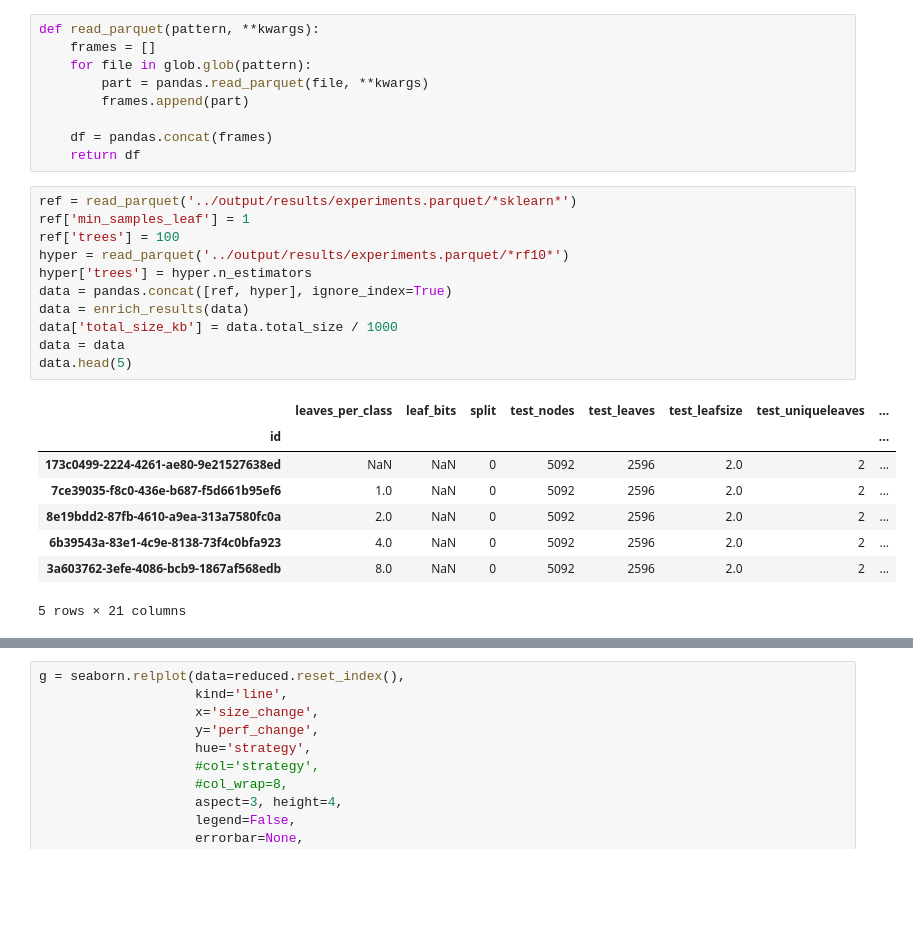
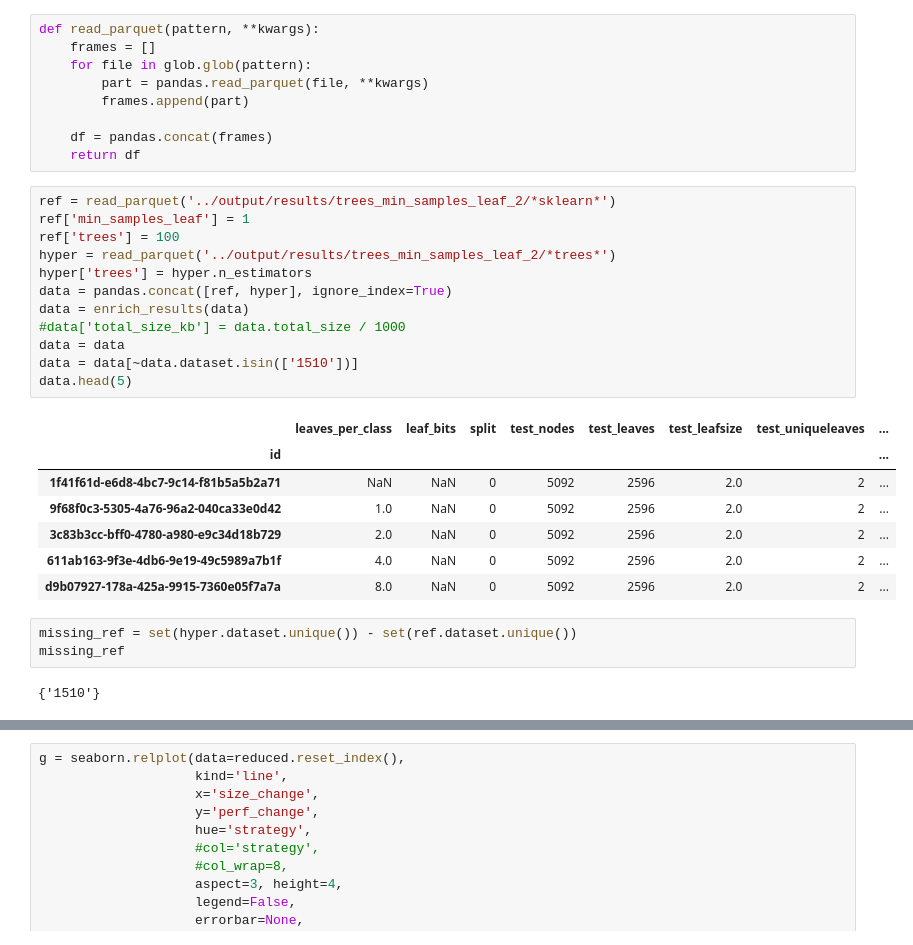
Before and after one commit to jonnor/leaf-clustering, a Jupyter notebook: notebooks/Hyperparameters.ipynb, the cells around one changed output, grey strips where cells are left out. Drawn from its saved outputs; the diff is of its cells as text; blank space fills up the shorter version.

```diff
--- a/notebooks/Hyperparameters.ipynb
+++ b/notebooks/Hyperparameters.ipynb
@@ -24,24 +27,29 @@ def read_parquet(pattern, **kwargs):
     df = pandas.concat(frames)
     return df
 # %%
-ref = read_parquet('../output/results/experiments.parquet/*sklearn*')
+ref = read_parquet('../output/results/trees_min_samples_leaf_2/*sklearn*')
 ref['min_samples_leaf'] = 1
 ref['trees'] = 100
-hyper = read_parquet('../output/results/experiments.parquet/*rf10*')
+hyper = read_parquet('../output/results/trees_min_samples_leaf_2/*trees*')
 hyper['trees'] = hyper.n_estimators
 data = pandas.concat([ref, hyper], ignore_index=True)
 data = enrich_results(data)
-data['total_size_kb'] = data.total_size / 1000
+#data['total_size_kb'] = data.total_size / 1000
 data = data
+data = data[~data.dataset.isin(['1510'])]
 data.head(5)
 # %% [output]
 |  | leaves_per_class | leaf_bits | split | test_nodes | test_leaves | test_leafsize | test_uniqueleaves | ... |
 | id |  |  |  |  |  |  |  | ... |
-| 173c0499-2224-4261-ae80-9e21527638ed | NaN | NaN | 0 | 5092 | 2596 | 2.0 | 2 | ... |
-| 7ce39035-f8c0-436e-b687-f5d661b95ef6 | 1.0 | NaN | 0 | 5092 | 2596 | 2.0 | 2 | ... |
-| 8e19bdd2-87fb-4610-a9ea-313a7580fc0a | 2.0 | NaN | 0 | 5092 | 2596 | 2.0 | 2 | ... |
-| 6b39543a-83e1-4c9e-8138-73f4c0bfa923 | 4.0 | NaN | 0 | 5092 | 2596 | 2.0 | 2 | ... |
-| 3a603762-3efe-4086-bcb9-1867af568edb | 8.0 | NaN | 0 | 5092 | 2596 | 2.0 | 2 | ... |
+| 1f41f61d-e6d8-4bc7-9c14-f81b5a5b2a71 | NaN | NaN | 0 | 5092 | 2596 | 2.0 | 2 | ... |
+| 9f68f0c3-5305-4a76-96a2-040ca33e0d42 | 1.0 | NaN | 0 | 5092 | 2596 | 2.0 | 2 | ... |
+| 3c83b3cc-bff0-4780-a980-e9c34d18b729 | 2.0 | NaN | 0 | 5092 | 2596 | 2.0 | 2 | ... |
+| 611ab163-9f3e-4db6-9e19-49c5989a7b1f | 4.0 | NaN | 0 | 5092 | 2596 | 2.0 | 2 | ... |
+| d9b07927-178a-425a-9915-7360e05f7a7a | 8.0 | NaN | 0 | 5092 | 2596 | 2.0 | 2 | ... |
-5 rows × 21 columns
+# %%
+missing_ref = set(hyper.dataset.unique()) - set(ref.dataset.unique())
+missing_ref
+# %% [output]
+{'1510'}
 # %%
 
```
Also changed, not shown: parts of 7 cells of this notebook, 1 other file.
